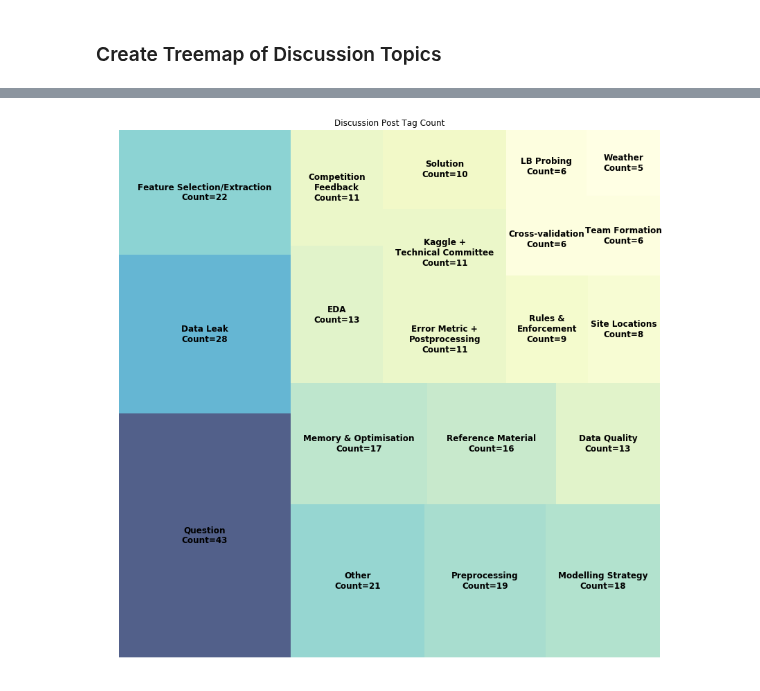
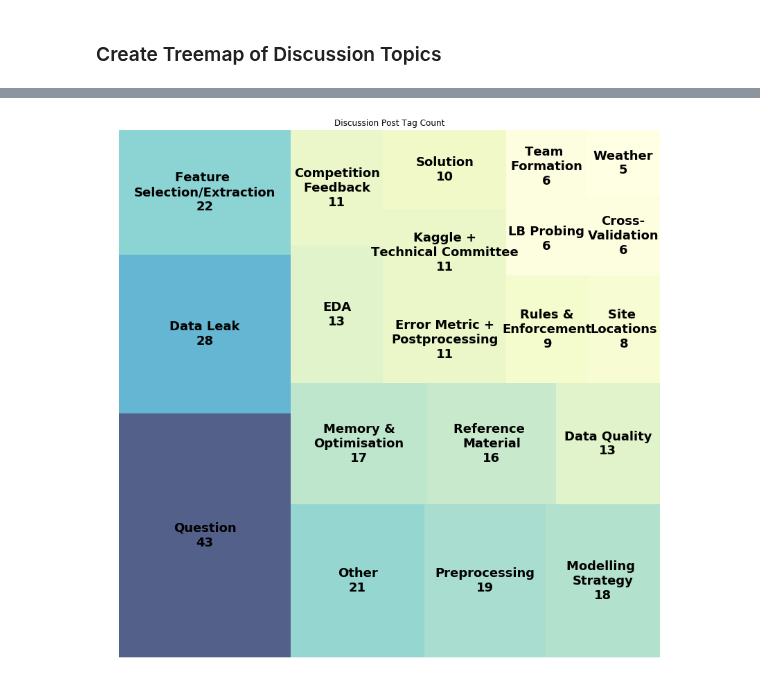
Before and after one commit to buds-lab/ashrae-great-energy-predictor-3-overview-analysis, a Jupyter notebook: Section2/DiscussionAnalysis.ipynb, the cells around one changed output, grey strips where cells are left out. Cells and saved outputs as stored; diff of their text form; code cells hidden in the pictures.

```diff
--- a/Section2/DiscussionAnalysis.ipynb
+++ b/Section2/DiscussionAnalysis.ipynb
@@ -768,24 +767,27 @@ Weather                            5
 
 topic_counts.rename(index={'Error Metric + Postprocessing':'Error Metric +\nPostprocessing','Rules and Enforcement':
                           'Rules &\nEnforcement','Kaggle + Technical Committee':'Kaggle +\nTechnical Committee',
-                          'Competition Feedback':'Competition\nFeedback'},inplace=True)
+                          'Competition Feedback':'Competition\nFeedback','Memory & Optimisation':'Memory &\nOptimisation',
+                          'Modelling Strategy':'Modelling \nStrategy','Reference Material':'Reference \nMaterial',
+                          'Feature Selection/Extraction':'Feature \nSelection/Extraction','Team Formation':'Team \nFormation',
+                          'Cross-validation':'Cross-\nValidation','Site Locations':'Site \nLocations'},inplace=True)
 # %%
 #Create our plot and resize it.
 fig = plt.gcf()
 ax = fig.add_subplot()
 fig.set_size_inches(14, 14)
 
 norm = matplotlib.colors.Normalize(vmin=min(topic_counts['Count']), vmax=max(topic_counts['Count']))
 colors = [matplotlib.cm.YlGnBu(norm(value)) for value in topic_counts['Count']]
 
 squarify.plot(sizes=topic_counts['Count'],
-                  label=topic_counts.index + '\nCount=' + topic_counts['Count'].astype(str),
+                  label=topic_counts.index + '\n' + topic_counts['Count'].astype(str),
                   alpha=.7,
                   color = colors,
-                  text_kwargs={'fontsize':12, 'weight':'bold'})
+                  text_kwargs={'fontsize':18, 'weight':'bold'})
 plt.axis('off')
 plt.title('Discussion Post Tag Count')
 plt.savefig('ASHRAE - Discussion Tag Treemap.jpg', dpi = 300)
 plt.show()
 # %% [output]
-[figure, old version]
+[figure, new version]
```
Also changed, not shown: parts of 5 cells of this notebook, 3 other files.
